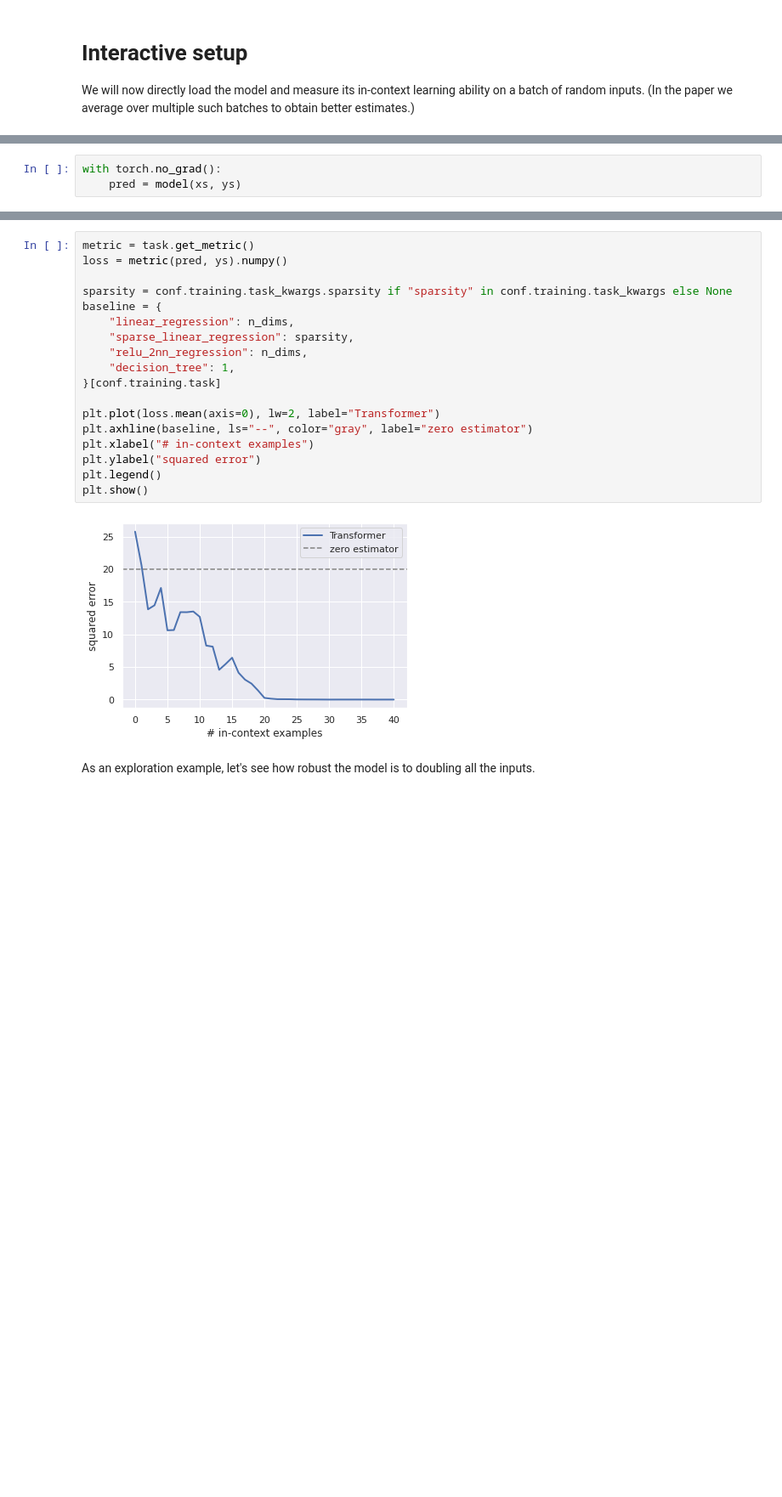
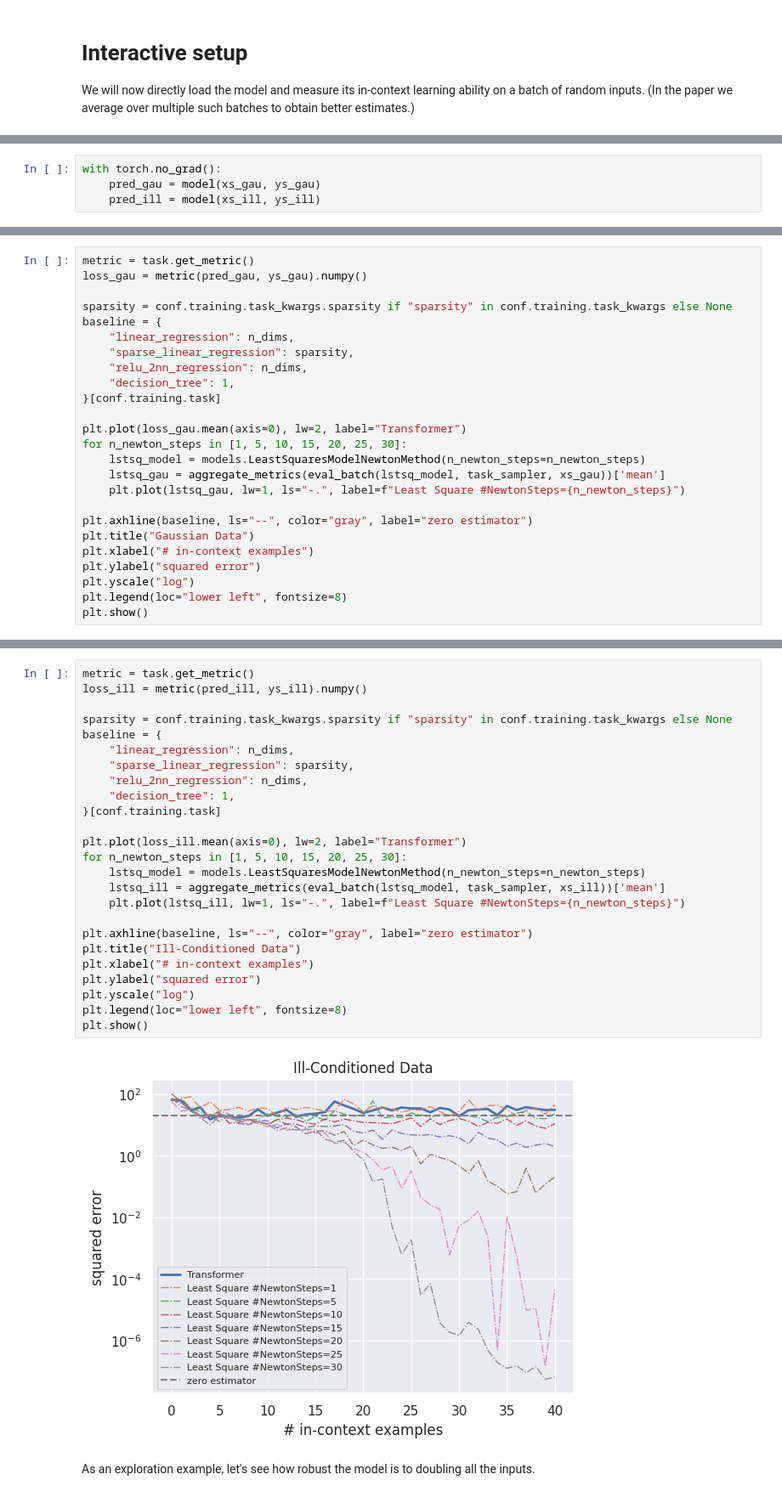
Before and after one commit to DeqingFu/in-context-learning, a Jupyter notebook: src/eval.ipynb, the cells around one changed output, grey strips where cells are left out. Shown at 85% size. Saved outputs shown, nothing was run; the diff lists cells and outputs as text; blank space fills up the shorter version.

```diff
--- a/src/eval.ipynb
+++ b/src/eval.ipynb
@@ -120,3 +141,4 @@ ys = task.evaluate(xs)
 # %%
 with torch.no_grad():
-    pred = model(xs, ys)
+    pred_gau = model(xs_gau, ys_gau)
+    pred_ill = model(xs_ill, ys_ill)
@@ -122,0 +174,25 @@ with torch.no_grad():
+# %%
+metric = task.get_metric()
+loss_gau = metric(pred_gau, ys_gau).numpy()
+
+sparsity = conf.training.task_kwargs.sparsity if "sparsity" in conf.training.task_kwargs else None
+baseline = {
+    "linear_regression": n_dims,
+    "sparse_linear_regression": sparsity,
+    "relu_2nn_regression": n_dims,
+    "decision_tree": 1,
+}[conf.training.task]
+
+plt.plot(loss_gau.mean(axis=0), lw=2, label="Transformer")
+for n_newton_steps in [1, 5, 10, 15, 20, 25, 30]:
+    lstsq_model = models.LeastSquaresModelNewtonMethod(n_newton_steps=n_newton_steps)
+    lstsq_gau = aggregate_metrics(eval_batch(lstsq_model, task_sampler, xs_gau))['mean']
+    plt.plot(lstsq_gau, lw=1, ls="-.", label=f"Least Square #NewtonSteps={n_newton_steps}")
+
+plt.axhline(baseline, ls="--", color="gray", label="zero estimator")
+plt.title("Gaussian Data")
+plt.xlabel("# in-context examples")
+plt.ylabel("squared error")
+plt.yscale("log")
+plt.legend(loc="lower left", fontsize=8)
+plt.show()
@@ -123,23 +298,30 @@ with torch.no_grad():
 # %%
 metric = task.get_metric()
-loss = metric(pred, ys).numpy()
+loss_ill = metric(pred_ill, ys_ill).numpy()
 
 sparsity = conf.training.task_kwargs.sparsity if "sparsity" in conf.training.task_kwargs else None
 baseline = {
     "linear_regression": n_dims,
     "sparse_linear_regression": sparsity,
     "relu_2nn_regression": n_dims,
     "decision_tree": 1,
 }[conf.training.task]
 
-plt.plot(loss.mean(axis=0), lw=2, label="Transformer")
+plt.plot(loss_ill.mean(axis=0), lw=2, label="Transformer")
+for n_newton_steps in [1, 5, 10, 15, 20, 25, 30]:
+    lstsq_model = models.LeastSquaresModelNewtonMethod(n_newton_steps=n_newton_steps)
+    lstsq_ill = aggregate_metrics(eval_batch(lstsq_model, task_sampler, xs_ill))['mean']
+    plt.plot(lstsq_ill, lw=1, ls="-.", label=f"Least Square #NewtonSteps={n_newton_steps}")
+
 plt.axhline(baseline, ls="--", color="gray", label="zero estimator")
+plt.title("Ill-Conditioned Data")
 plt.xlabel("# in-context examples")
 plt.ylabel("squared error")
-plt.legend()
+plt.yscale("log")
+plt.legend(loc="lower left", fontsize=8)
 plt.show()
 # %% [output]
-[figure, old version]
+[figure, new version]
 # %% [markdown]
 As an exploration example, let's see how robust the model is to doubling all the inputs.
 # %%
```
Also changed, not shown: parts of 17 cells of this notebook, 1 other file.
